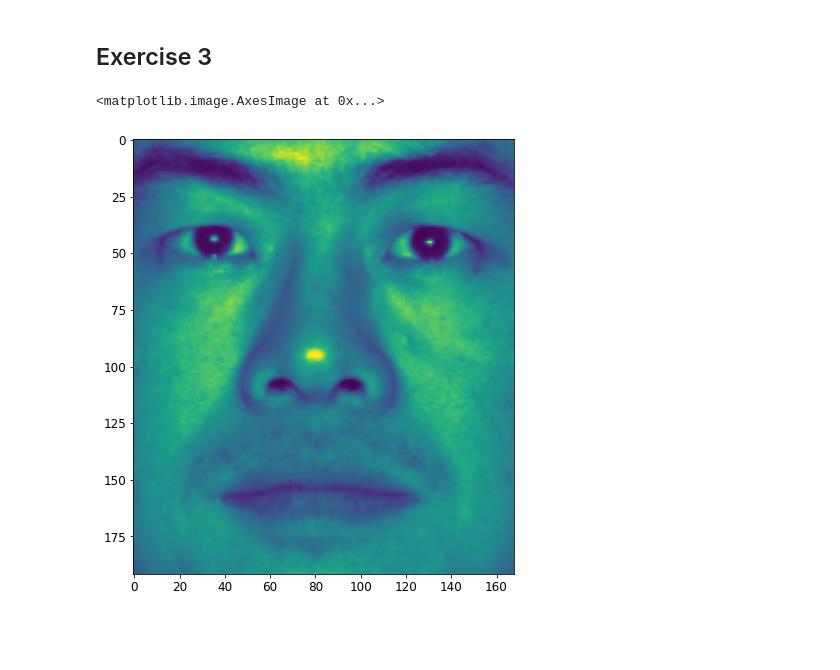
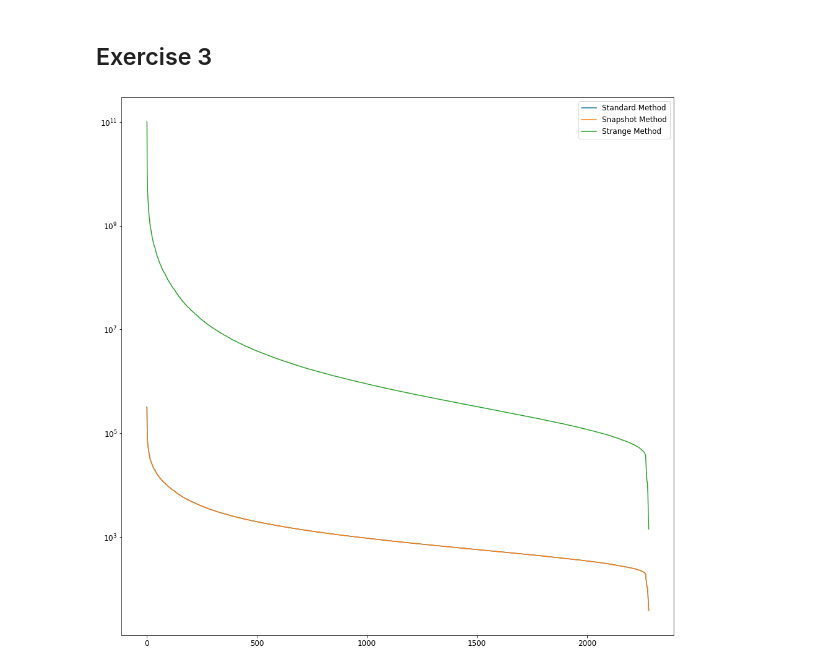
Before and after one commit to stochasticallyconverging/datadrivenengineering, a Jupyter notebook: svd.ipynb, the cells around one changed output. Drawn from its saved outputs; the diff is of its cells as text; code cells hidden in the pictures; blank space fills up the shorter version.

```diff
--- a/svd.ipynb
+++ b/svd.ipynb
@@ -36,8 +39,48 @@ faces = content['faces']
 m = int(content['m'])
 n = int(content['n'])
 nfaces = np.ndarray.flatten(content['nfaces'])
-# %%
-plt.imshow(np.reshape(faces[:,np.sum(nfaces[0])], (m, n)).T)
-# %% [output]
-<matplotlib.image.AxesImage at 0x...>
-[figure, removed]
+# %%
+trainingFaces = faces[:, : np.sum(nfaces[:36])]
+avgFace = np.mean(trainingFaces, axis=1)
+
+X = trainingFaces - np.tile(avgFace, (trainingFaces.shape[1], 1)).T
+# %%
+Ust, Sst, VTst = np.linalg.svd(X, full_matrices=False)
+# %%
+S, V = np.linalg.eigh(X.T @ X)
+S2 = S  # Eigenvalues of covariance matrix
+S = np.sqrt(S)  # Singular Values for Constructing U using the snapshot method
+S2I = np.linalg.inv(np.diag(S2))  # Inverse Sigma Squared
+SI = np.linalg.inv(np.diag(S)) # Inverse Sigma
+
+# Remove singular values that are basically 0
+idx = []
+for i in range(np.diag(S).shape[1]):
+    if np.any(SI[:, i-1] > 1000):
+        idx.append(i-1)
+SI = np.delete(SI, idx, axis=0)
+S2I = np.delete(S2I, idx, axis=0)
+V = np.delete(V, idx, axis=1)
+
+# Compute U approximation
+U = X @ (V @ SI)
+U_strange = X @ (V @ S2I)
+
+# Sort by magnitude of corresponding singular values
+sort_idx = np.argsort(S)[::-1]
+sort_idx2 = np.argsort(S2)[::-1]
+sort_idx3 = np.argsort(np.delete(S, idx, axis=0))[::-1]
+# %%
+S = np.sort(S)[::-1]
+S2 = np.sort(S2)[::-1]
+U = U[:, sort_idx]
+U_strange = U_strange[:, sort_idx2]
+V = V[:, sort_idx3]
+# %%
+plt.semilogy(np.delete(Sst, -1, axis=0), label="Standard Method")
+plt.semilogy(np.delete(S, -1, axis=0), label="Snapshot Method")
+plt.semilogy(np.delete(S2, -1, axis=0), label="Strange Method")
+plt.legend()
+plt.show()
+# %% [output]
+[figure, added]
```
Also changed, not shown: parts of 11 cells of this notebook, 1 other file.
